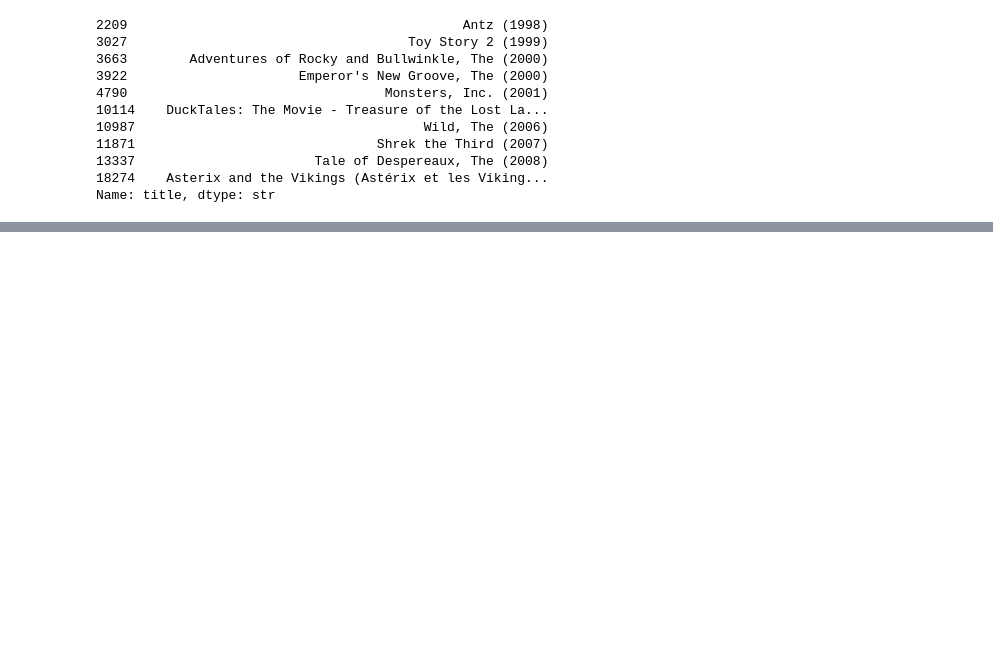
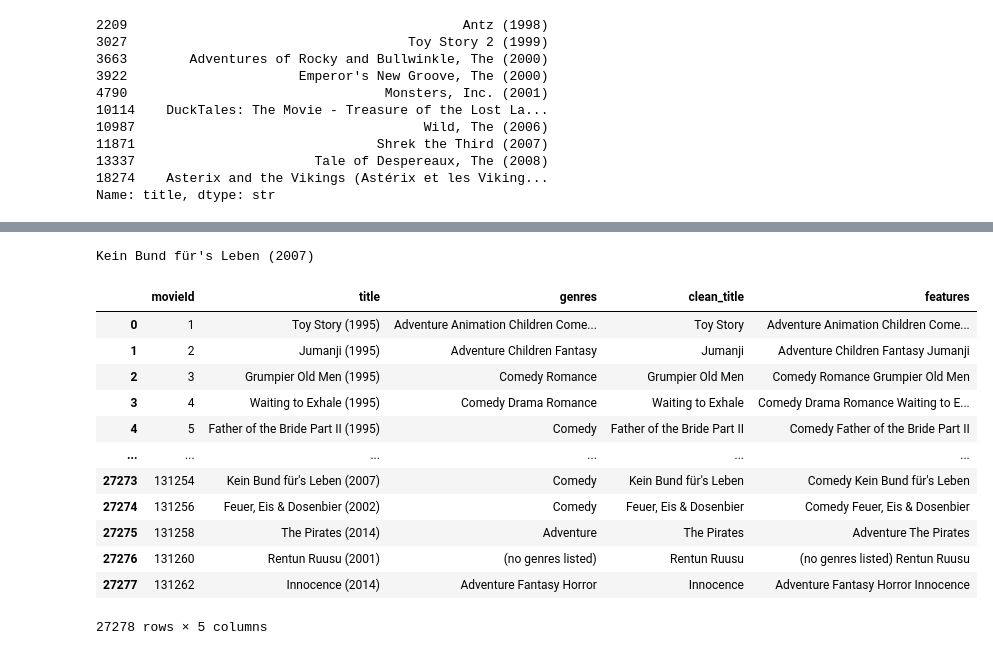
Before and after one commit to AmanAsgola/Movie-Recommendation-System, a Jupyter notebook: recommend.ipynb, the cells around one changed output, grey strips where cells are left out. Saved outputs shown, nothing was run; the diff lists cells and outputs as text; code cells hidden in the pictures; blank space fills up the shorter version.

```diff
--- a/recommend.ipynb
+++ b/recommend.ipynb
@@ -281,0 +296,2 @@ Name: title, dtype: str
+# %%
+movies['clean_title']=movies['title'].str.replace(r"\(\d{4}\)","",regex=True).str.strip()
@@ -281,0 +318,22 @@ Name: title, dtype: str
+# %%
+print(get_title_from_input("Kein Bund für'"))
+# %% [output]
+Kein Bund für's Leben (2007)
+# %%
+movies['features']=movies['genres']+" " +movies['clean_title']
+# %%
+movies
+# %% [output]
+|  | movieId | title | genres | clean_title | features |
+| 0 | 1 | Toy Story (1995) | Adventure Animation Children Come... | Toy Story | Adventure Animation Children Come... |
+| 1 | 2 | Jumanji (1995) | Adventure Children Fantasy | Jumanji | Adventure Children Fantasy Jumanji |
+| 2 | 3 | Grumpier Old Men (1995) | Comedy Romance | Grumpier Old Men | Comedy Romance Grumpier Old Men |
+| 3 | 4 | Waiting to Exhale (1995) | Comedy Drama Romance | Waiting to Exhale | Comedy Drama Romance Waiting to E... |
+| 4 | 5 | Father of the Bride Part II (1995) | Comedy | Father of the Bride Part II | Comedy Father of the Bride Part II |
+| ... | ... | ... | ... | ... | ... |
+| 27273 | 131254 | Kein Bund für's Leben (2007) | Comedy | Kein Bund für's Leben | Comedy Kein Bund für's Leben |
+| 27274 | 131256 | Feuer, Eis & Dosenbier (2002) | Comedy | Feuer, Eis & Dosenbier | Comedy Feuer, Eis & Dosenbier |
+| 27275 | 131258 | The Pirates (2014) | Adventure | The Pirates | Adventure The Pirates |
+| 27276 | 131260 | Rentun Ruusu (2001) | (no genres listed) | Rentun Ruusu | (no genres listed) Rentun Ruusu |
+| 27277 | 131262 | Innocence (2014) | Adventure Fantasy Horror | Innocence | Adventure Fantasy Horror Innocence |
+27278 rows × 5 columns
```
Also changed, not shown: parts of 18 cells of this notebook.
